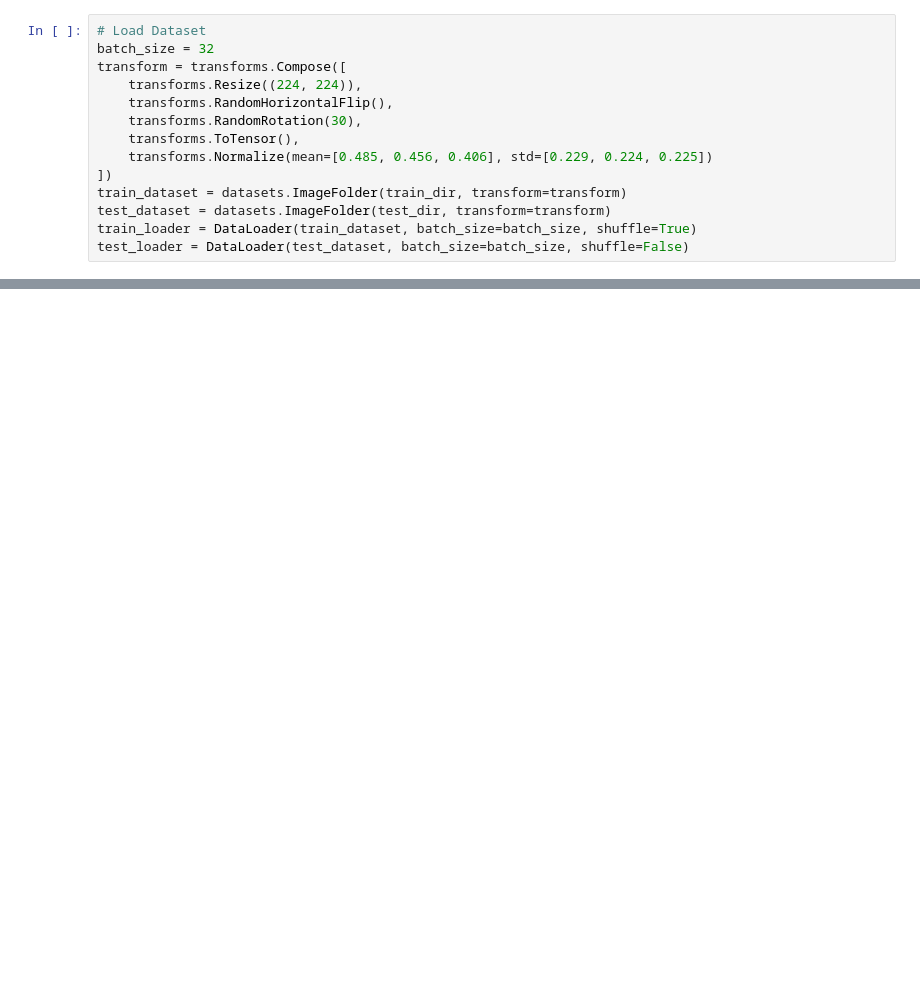
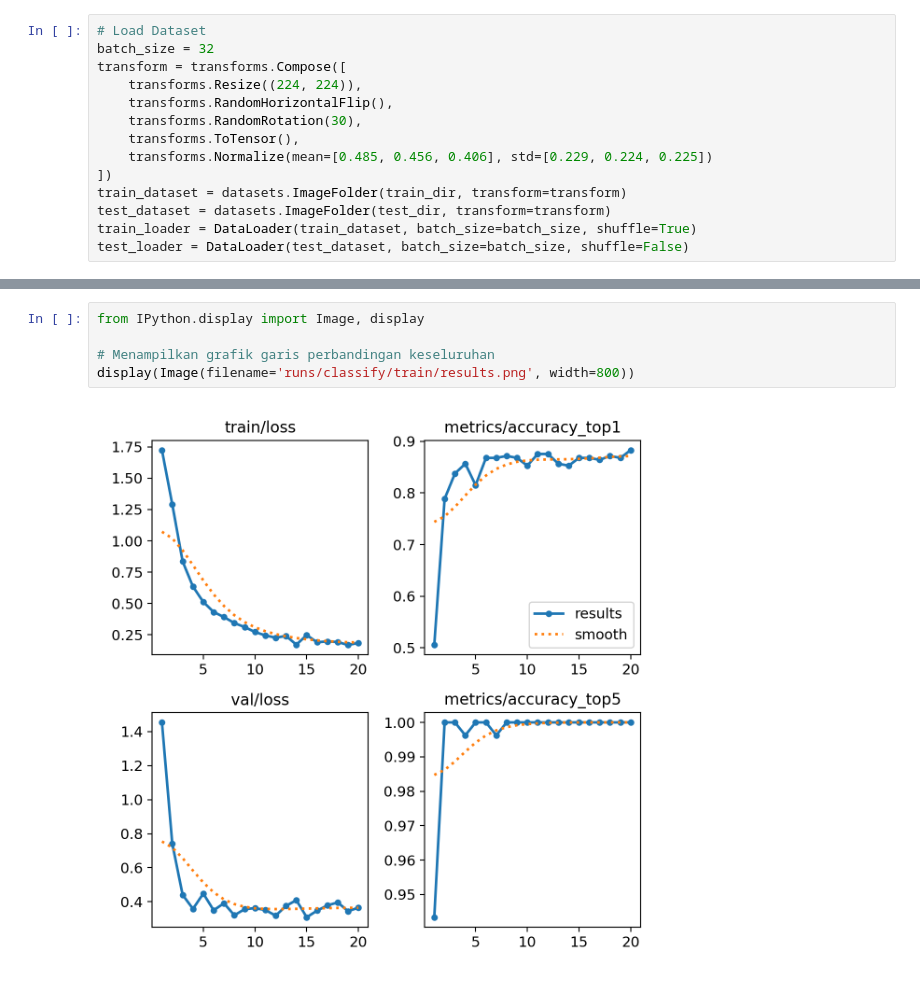
Before and after one commit to rayyirahmaid/Clothing-Classification-Model-with-CNN-and-YOLO, a Jupyter notebook: Clothing_Classification_Model.ipynb, the cells around one changed output, grey strips where cells are left out. Drawn from its saved outputs; the diff is of its cells as text; blank space fills up the shorter version.

```diff
--- a/Clothing_Classification_Model.ipynb
+++ b/Clothing_Classification_Model.ipynb
@@ -299,0 +256,7 @@ plt.show()
+# %%
+from IPython.display import Image, display
+
+# Menampilkan grafik garis perbandingan keseluruhan
+display(Image(filename='runs/classify/train/results.png', width=800))
+# %% [output]
+[figure, added]
```
Also changed, not shown: parts of 17 cells of this notebook.
